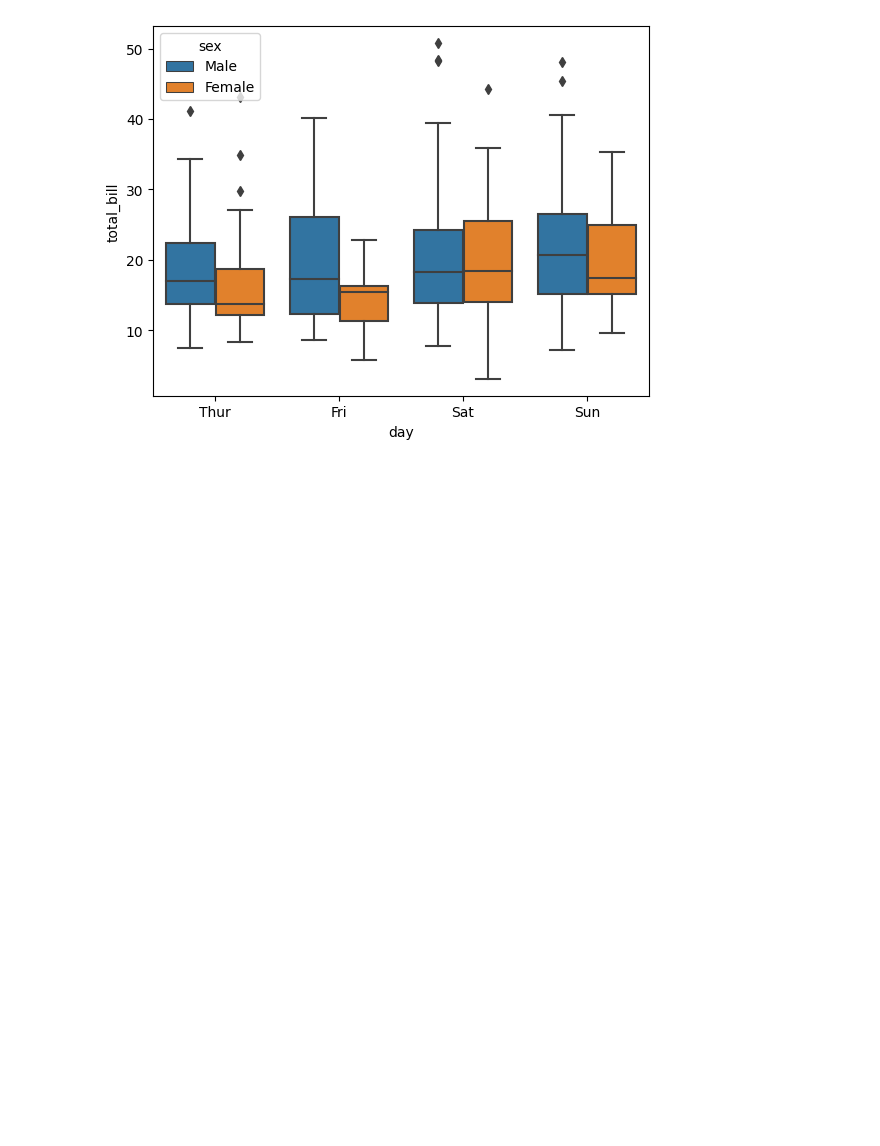
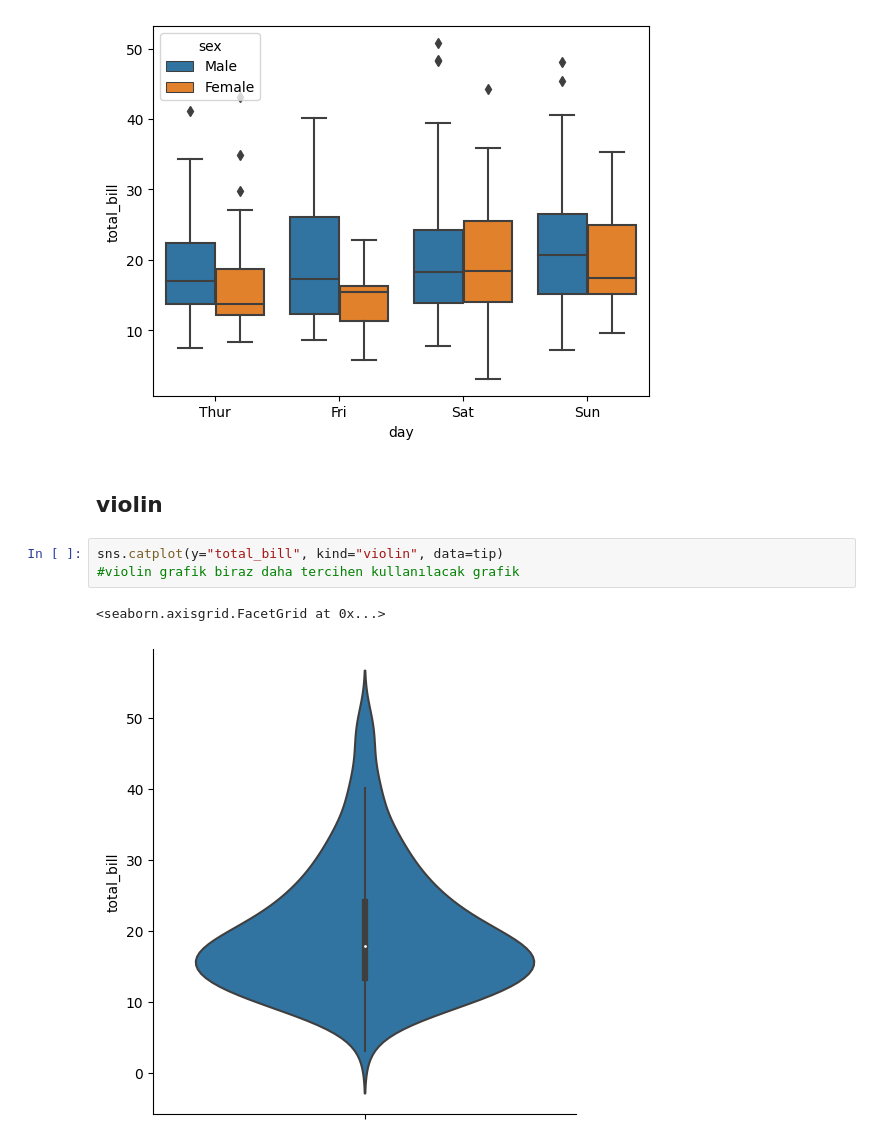
Before and after one commit to GokceSoylu/Data_Science, a Jupyter notebook: Panel Data/boxplot.ipynb, the cells around one changed output. Cells and saved outputs as stored; diff of their text form; blank space fills up the shorter version.

Commit message:
violin graph

```diff
--- a/Panel Data/boxplot.ipynb
+++ b/Panel Data/boxplot.ipynb
@@ -69,3 +69,11 @@ sns.boxplot(x="day", y="total_bill", hue="sex", data=tip)
 # %% [output]
 <AxesSubplot: xlabel='day', ylabel='total_bill'>
 [figure]
+# %% [markdown]
+## violin
+# %%
+sns.catplot(y="total_bill", kind="violin", data=tip)
+#violin grafik biraz daha tercihen kullanılacak grafik
+# %% [output]
+<seaborn.axisgrid.FacetGrid at 0x...>
+[figure, added]
```
Also changed, not shown: parts of 1 cell of this notebook.
